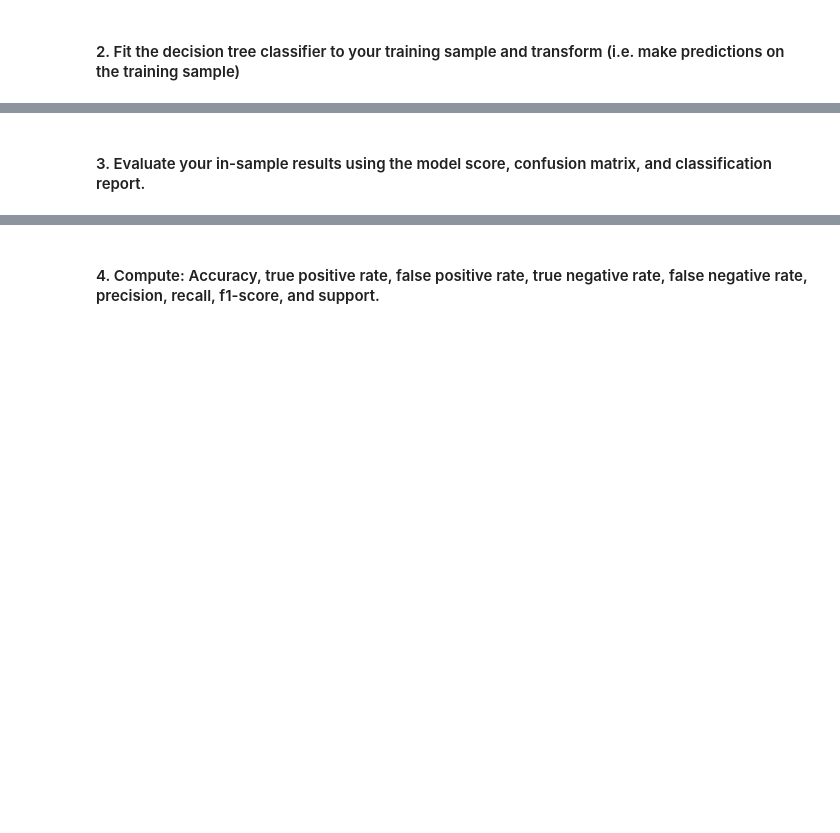
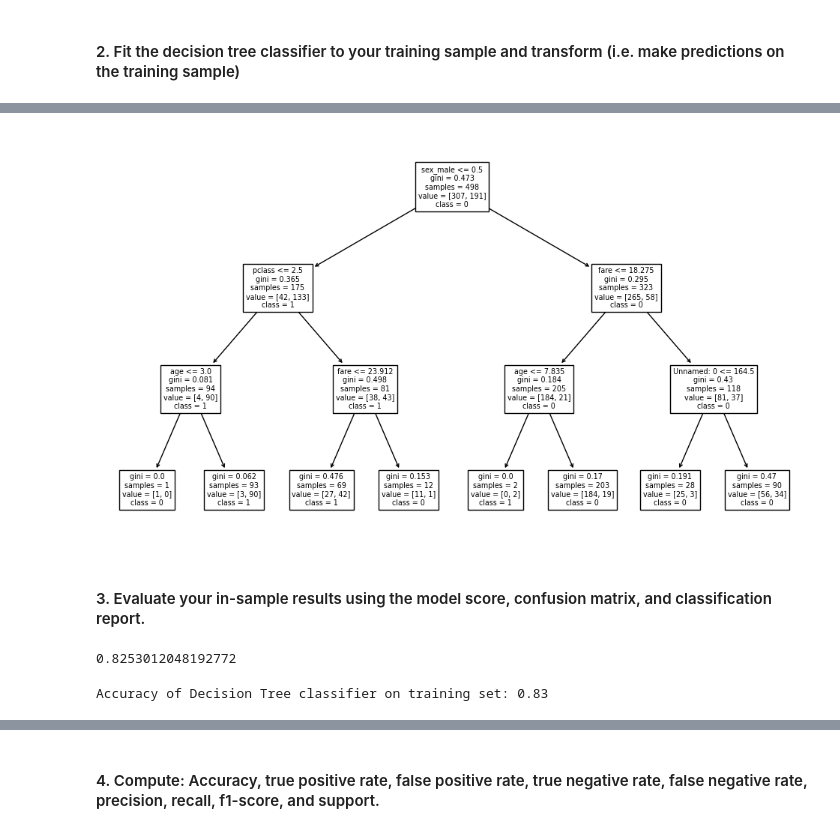
Before and after one commit to Segura-Jorge/classification-exercises, a Jupyter notebook: decision_tree.ipynb, the cells around one changed output, grey strips where cells are left out. Drawn from its saved outputs; the diff is of its cells as text; code cells hidden in the pictures; blank space fills up the shorter version.

```diff
--- a/decision_tree.ipynb
+++ b/decision_tree.ipynb
@@ -2,0 +42,3 @@
+# %%
+train, validate, test = prepare.prep_titanic_data(df)
+train.shape, validate.shape, test.shape
@@ -2,0 +62,9 @@
+# %%
+X_train = train.drop(columns='survived')
+y_train = train.survived
+
+X_val = validate.drop(columns='survived')
+y_val = validate.survived
+
+X_test = test.drop(columns='survived')
+y_test = test.survived
@@ -4,0 +102,7 @@
+# %%
+# make the model
+
+tree1 = DecisionTreeClassifier(max_depth=3, random_state=1349)
+# %%
+# fit the model
+tree1 = tree1.fit(X_train, y_train)
@@ -5,2 +112,18 @@
+# %%
+plt.figure(figsize=(12, 7))
+plot_tree(tree1, feature_names=X_train.columns.tolist(), class_names=['0','1'])
+plt.show()
+# %% [output]
+[figure, added]
 # %% [markdown]
 #### 3. Evaluate your in-sample results using the model score, confusion matrix, and classification report.
+# %%
+acc = tree1.score(X_train, y_train)
+acc
+# %% [output]
+0.8253012048192772
+# %%
+print('Accuracy of Decision Tree classifier on training set: {:.2f}'
+      .format(tree1.score(X_train, y_train)))
+# %% [output]
+Accuracy of Decision Tree classifier on training set: 0.83
```
Also changed, not shown: parts of 28 cells of this notebook, 4 other files.
